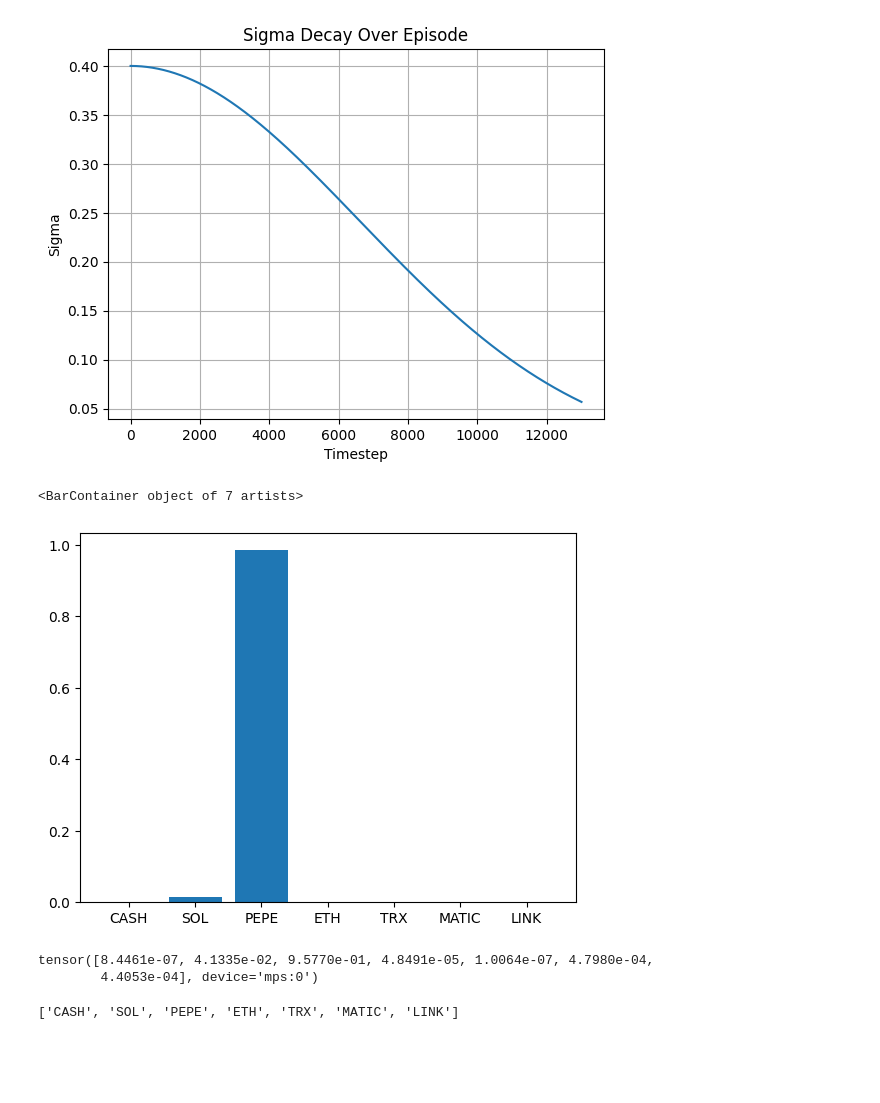
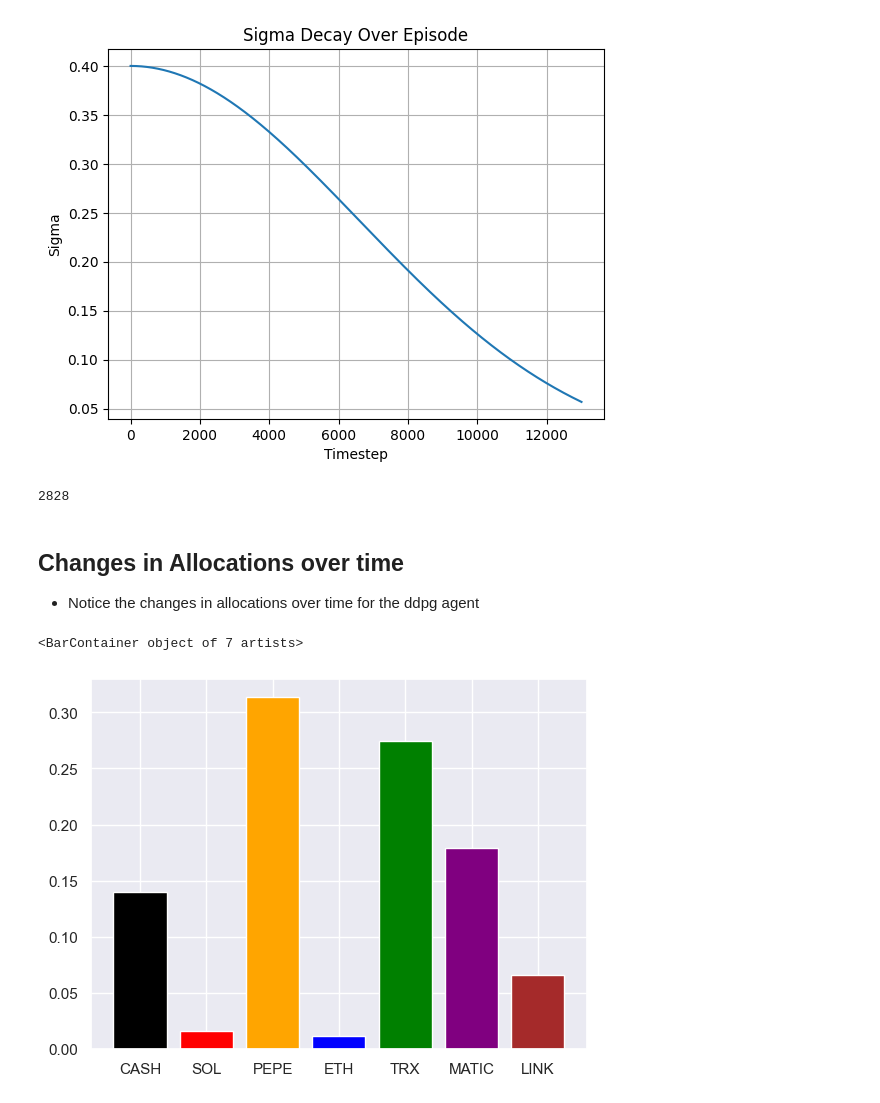
Before and after one commit to mrajancsr/deep-policy-gradient-portfolio, a Jupyter notebook: ddpgportfolio/agent/ddpg_agent_trade.ipynb, the cells around one changed output. Drawn from its saved outputs; the diff is of its cells as text; code cells hidden in the pictures; blank space fills up the shorter version.

```diff
--- a/ddpgportfolio/agent/ddpg_agent_trade.ipynb
+++ b/ddpgportfolio/agent/ddpg_agent_trade.ipynb
@@ -90,7 +90,7 @@ torch.set_default_device("mps")
 
 INITIAL_CASH = 10000
 BATCH_SIZE = 128  # training is done in mini-batches
-WINDOW_SIZE = 20  # last 100 time steps in price tensor, so this reflects 2 days worth of look back
+WINDOW_SIZE = 100  # last 100 time steps in price tensor, so this reflects 2 days worth of look back
 STEP_SIZE = 1  # for rolling window batch sampler
 train_start_date = "2024-01-01"  # start date of trading
 train_end_date = "2024-07-30"
@@ -204,9 +204,9 @@ plt.grid()
 # %% [markdown]
 ## Uncomment the following lines of code to save and load the agent
 # %%
-#import pickle
-#with open("ddpg_agent_run12_good_perf_six_assets.pkl", "wb") as f:
-    #pickle.dump(ddpg_agent, f)
+import pickle
+with open("ddpg_agent_run13.pkl", "wb") as f:
+    pickle.dump(ddpg_agent, f)
 # %%
 import pickle
 with open("ddpg_agent_run12_good_perf_six_assets.pkl", "rb") as f:
@@ -252,17 +252,16 @@ plt.ylabel("Sigma")
 # %% [output]
 Text(0, 0.5, 'Sigma')
 [figure]
+# %%
+len(ddpg_agent.actions)
+# %% [output]
+2828
+# %% [markdown]
+## Changes in Allocations over time
+- Notice the changes in allocations over time for the ddpg agent
 # %%
-plt.bar(asset_names, ddpg_agent.actions[10].cpu().numpy())
+plt.bar(asset_names, ddpg_agent.actions[994].cpu().numpy(),
+        color=['black', 'red', 'orange', 'blue', 'green', 'purple', 'brown'])
 # %% [output]
 <BarContainer object of 7 artists>
-[figure, old version]
+[figure, new version]
-# %%
-ddpg_agent.actions[15]
-# %% [output]
-tensor([8.4461e-07, 4.1335e-02, 9.5770e-01, 4.8491e-05, 1.0064e-07, 4.7980e-04,
-        4.4053e-04], device='mps:0')
-# %%
-asset_names
-# %% [output]
-['CASH', 'SOL', 'PEPE', 'ETH', 'TRX', 'MATIC', 'LINK']
```
Also changed, not shown: parts of 9 cells of this notebook.
